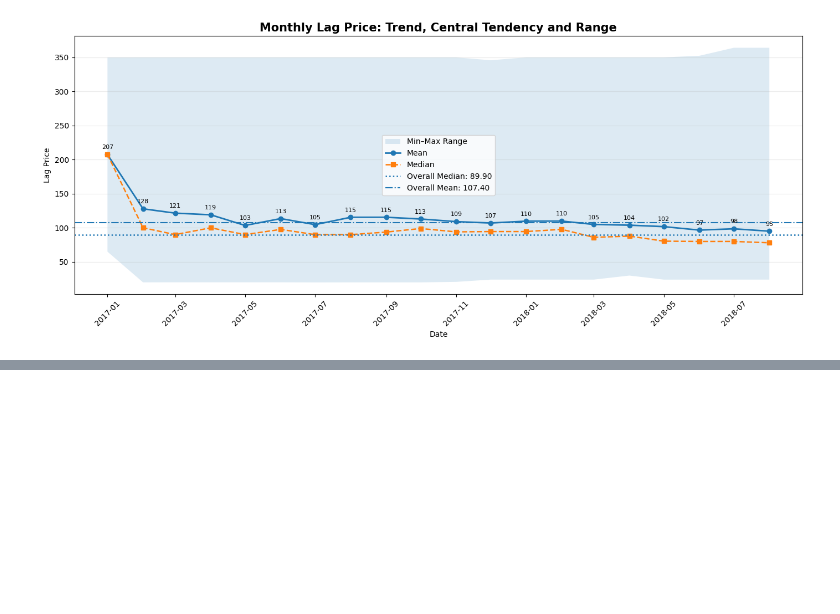
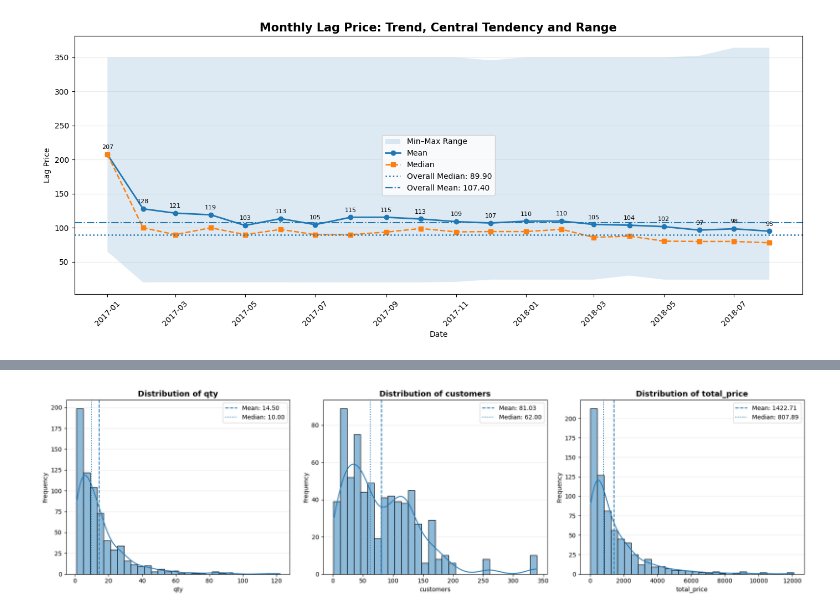
Before and after one commit to awwashreeadarsh19/Intern-project_1-Retail_Pricing, a Jupyter notebook: main.ipynb, the cells around one changed output, grey strips where cells are left out. Drawn from its saved outputs; the diff is of its cells as text; code cells hidden in the pictures; blank space fills up the shorter version.

```diff
--- a/main.ipynb
+++ b/main.ipynb
@@ -841,0 +1138,19 @@ plt.show()
+# %%
+# Sales summary statistics
+
+sales_cols = ["qty", "customers", "total_price"]
+
+
+sales_summary = (
+    df[sales_cols]
+    .describe()
+    .T
+)
+
+# Add additional statistics
+sales_summary["median"] = df[sales_cols].median()
+sales_summary["skewness"] = df[sales_cols].skew()
+sales_summary["missing"] = df[sales_cols].isna().sum()
+sales_summary["unique"] = df[sales_cols].nunique()
+
+display(sales_summary)
@@ -841,0 +1162,43 @@ plt.show()
+# %%
+# Visualize the distribution of sales-related variables
+
+fig, axes = plt.subplots(1, 3, figsize=(18, 5))
+
+for ax, col in zip(axes, sales_cols):
+
+    sns.histplot(
+        df[col].dropna(),
+        kde=True,
+        bins=30,
+        ax=ax
+    )
+
+    ax.axvline(
+        df[col].mean(),
+        linestyle="--",
+        linewidth=1.5,
+        label=f"Mean: {df[col].mean():.2f}"
+    )
+
+    ax.axvline(
+        df[col].median(),
+        linestyle=":",
+        linewidth=1.5,
+        label=f"Median: {df[col].median():.2f}"
+    )
+
+    ax.set_title(
+        f"Distribution of {col}",
+        fontsize=13,
+        fontweight="bold"
+    )
+
+    ax.set_xlabel(col)
+    ax.set_ylabel("Frequency")
+    ax.grid(axis="y", alpha=0.25)
+    ax.legend()
+
+plt.tight_layout()
+plt.show()
+# %% [output]
+[figure, added]
```
Also changed, not shown: parts of 44 cells of this notebook.
